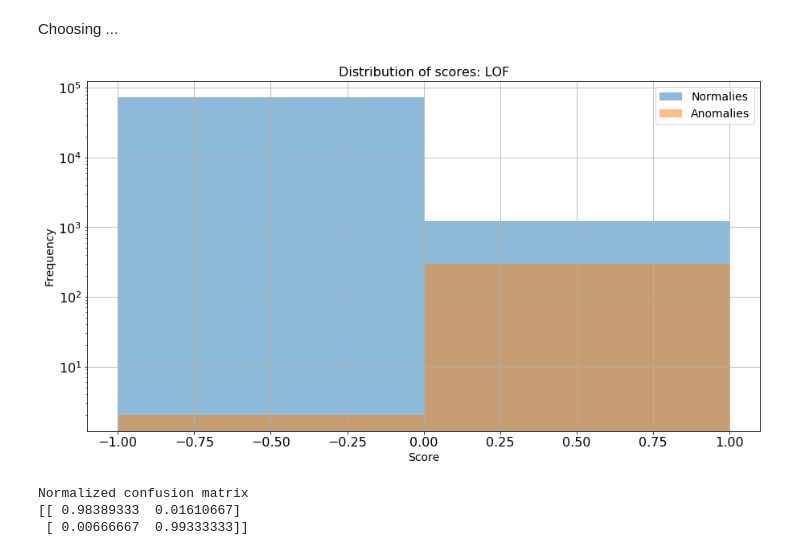
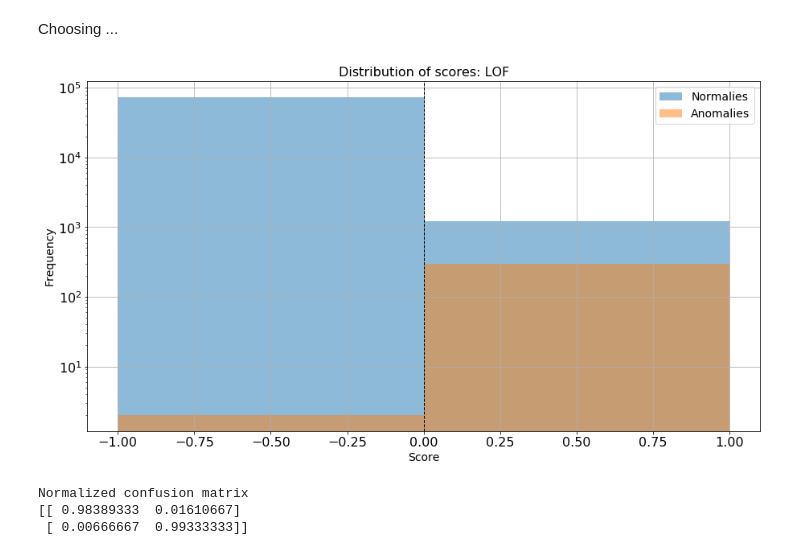
Before and after one commit to bapavlov/L1MTriggerRateMonitoringWithML, a Jupyter notebook: dt_trigger_monitoring_training.ipynb, the cells around one changed output. Drawn from its saved outputs; the diff is of its cells as text; code cells hidden in the pictures.

```diff
--- a/dt_trigger_monitoring_training.ipynb
+++ b/dt_trigger_monitoring_training.ipynb
@@ -1971,17 +1941,18 @@ layers_train["lof_score"] = -lofclf.fit_predict(np.vstack(layers_train["content_
 # %%
 fig, ax = plt.subplots()
 ax.set_yscale('log')
 ax.grid()
 bins = np.linspace(-1, +1, 3)
 plt.hist(layers_train[layers_train["score"] < 0]["lof_score"], bins=bins, alpha=0.5, label="Normalies")
 plt.hist(layers_train[layers_train["score"] > 0]["lof_score"], bins=bins, alpha=0.5, label="Anomalies")
 plt.title("Distribution of scores: LOF")
 plt.legend(loc='best')
 plt.ylabel('Frequency')
 plt.xlabel('Score')
+plt.axvline(0.0, color='k', linestyle='dashed', linewidth=1)
 plt.show()
 # %% [output]
-[figure, old version]
+[figure, new version]
 # %%
 threshold = 0.0
 y_pred = 2*(layers_train["lof_score"] > threshold)-1
```
Also changed, not shown: parts of 18 cells of this notebook.
